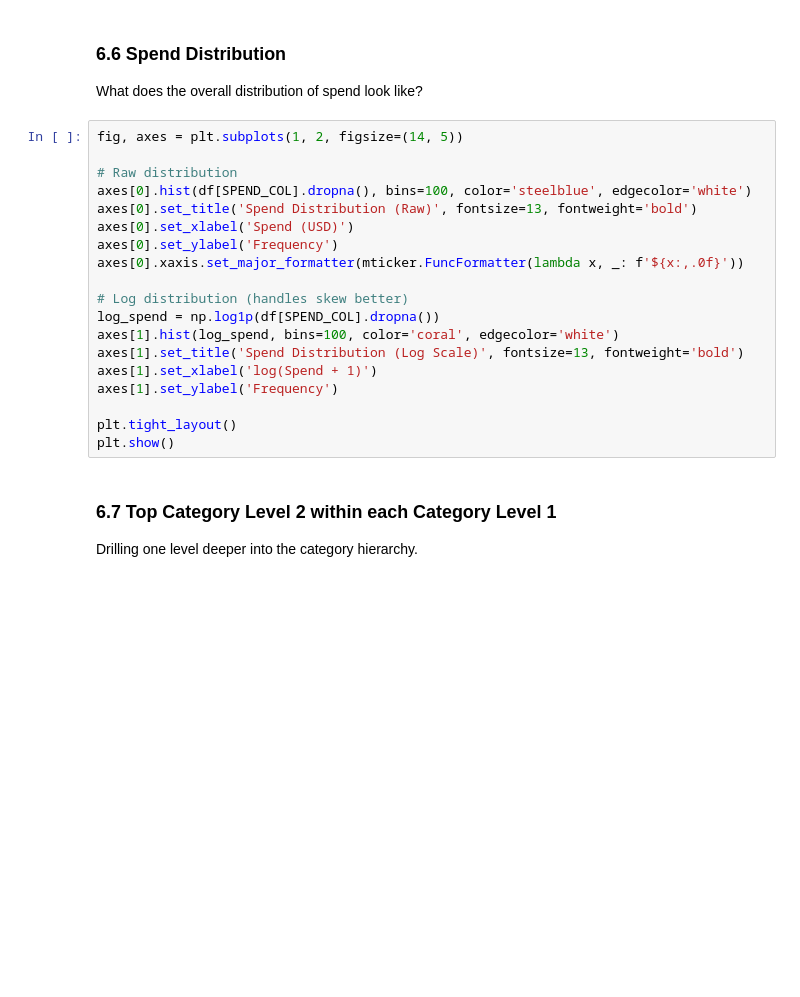
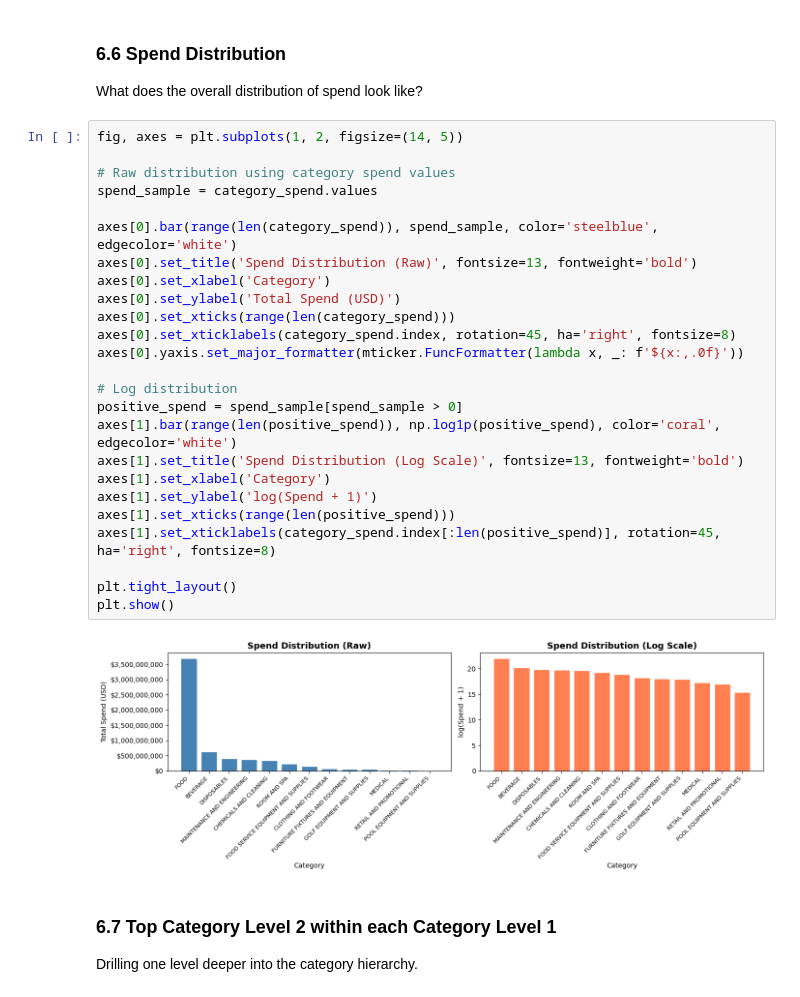
Before and after one commit to Jreed25/aramark-project, a Jupyter notebook: notebooks/eda1.ipynb, the cells around one changed output. Cells and saved outputs as stored; diff of their text form; blank space fills up the shorter version.

```diff
--- a/notebooks/eda1.ipynb
+++ b/notebooks/eda1.ipynb
@@ -171,22 +343,30 @@ What does the overall distribution of spend look like?
 # %%
 fig, axes = plt.subplots(1, 2, figsize=(14, 5))
 
-# Raw distribution
-axes[0].hist(df[SPEND_COL].dropna(), bins=100, color='steelblue', edgecolor='white')
+# Raw distribution using category spend values
+spend_sample = category_spend.values
+
+axes[0].bar(range(len(category_spend)), spend_sample, color='steelblue', edgecolor='white')
 axes[0].set_title('Spend Distribution (Raw)', fontsize=13, fontweight='bold')
-axes[0].set_xlabel('Spend (USD)')
-axes[0].set_ylabel('Frequency')
-axes[0].xaxis.set_major_formatter(mticker.FuncFormatter(lambda x, _: f'${x:,.0f}'))
+axes[0].set_xlabel('Category')
+axes[0].set_ylabel('Total Spend (USD)')
+axes[0].set_xticks(range(len(category_spend)))
+axes[0].set_xticklabels(category_spend.index, rotation=45, ha='right', fontsize=8)
+axes[0].yaxis.set_major_formatter(mticker.FuncFormatter(lambda x, _: f'${x:,.0f}'))
 
-# Log distribution (handles skew better)
-log_spend = np.log1p(df[SPEND_COL].dropna())
-axes[1].hist(log_spend, bins=100, color='coral', edgecolor='white')
+# Log distribution
+positive_spend = spend_sample[spend_sample > 0]
+axes[1].bar(range(len(positive_spend)), np.log1p(positive_spend), color='coral', edgecolor='white')
 axes[1].set_title('Spend Distribution (Log Scale)', fontsize=13, fontweight='bold')
-axes[1].set_xlabel('log(Spend + 1)')
-axes[1].set_ylabel('Frequency')
+axes[1].set_xlabel('Category')
+axes[1].set_ylabel('log(Spend + 1)')
+axes[1].set_xticks(range(len(positive_spend)))
+axes[1].set_xticklabels(category_spend.index[:len(positive_spend)], rotation=45, ha='right', fontsize=8)
 
 plt.tight_layout()
 plt.show()
+# %% [output]
+[figure, added]
 # %% [markdown]
 ### 6.7 Top Category Level 2 within each Category Level 1
 Drilling one level deeper into the category hierarchy.
```
Also changed, not shown: parts of 21 cells of this notebook.
